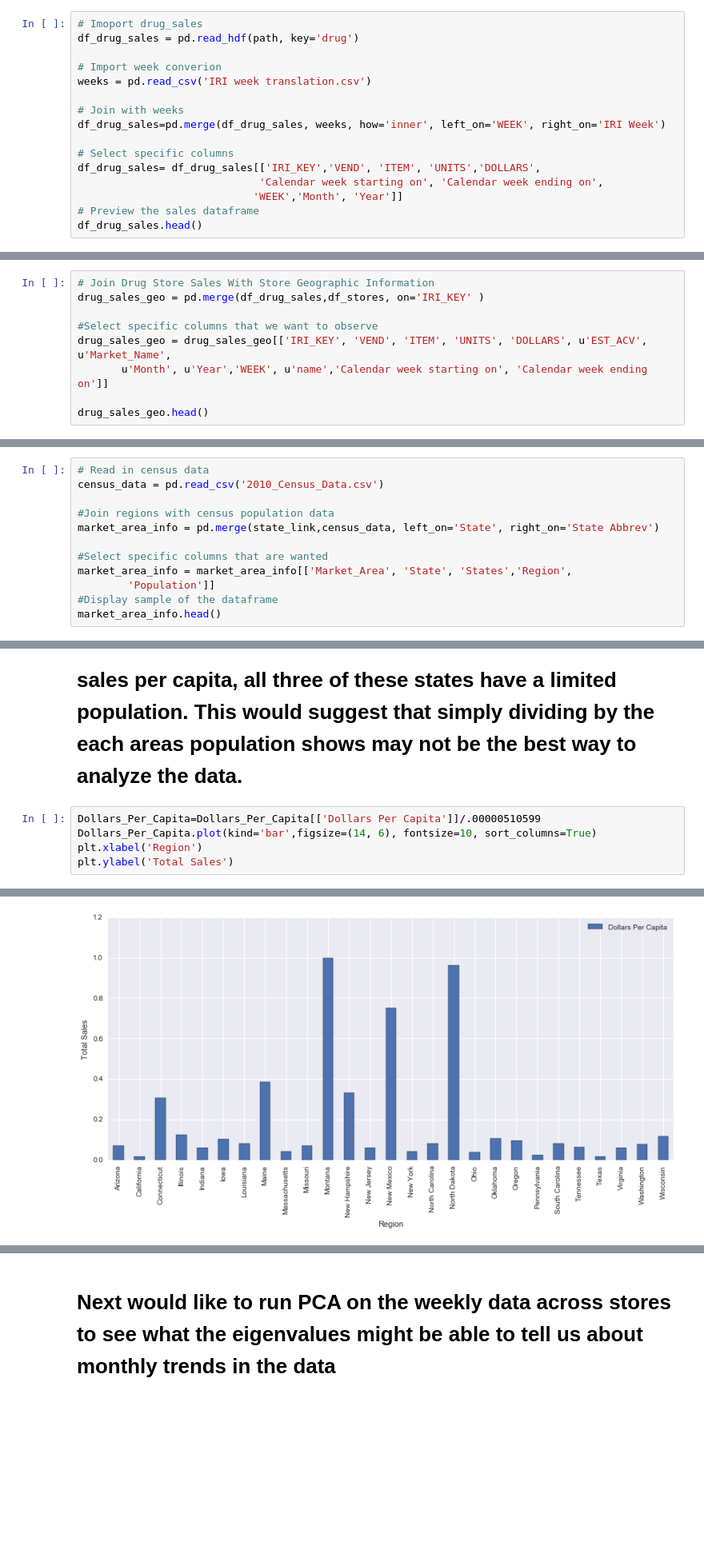
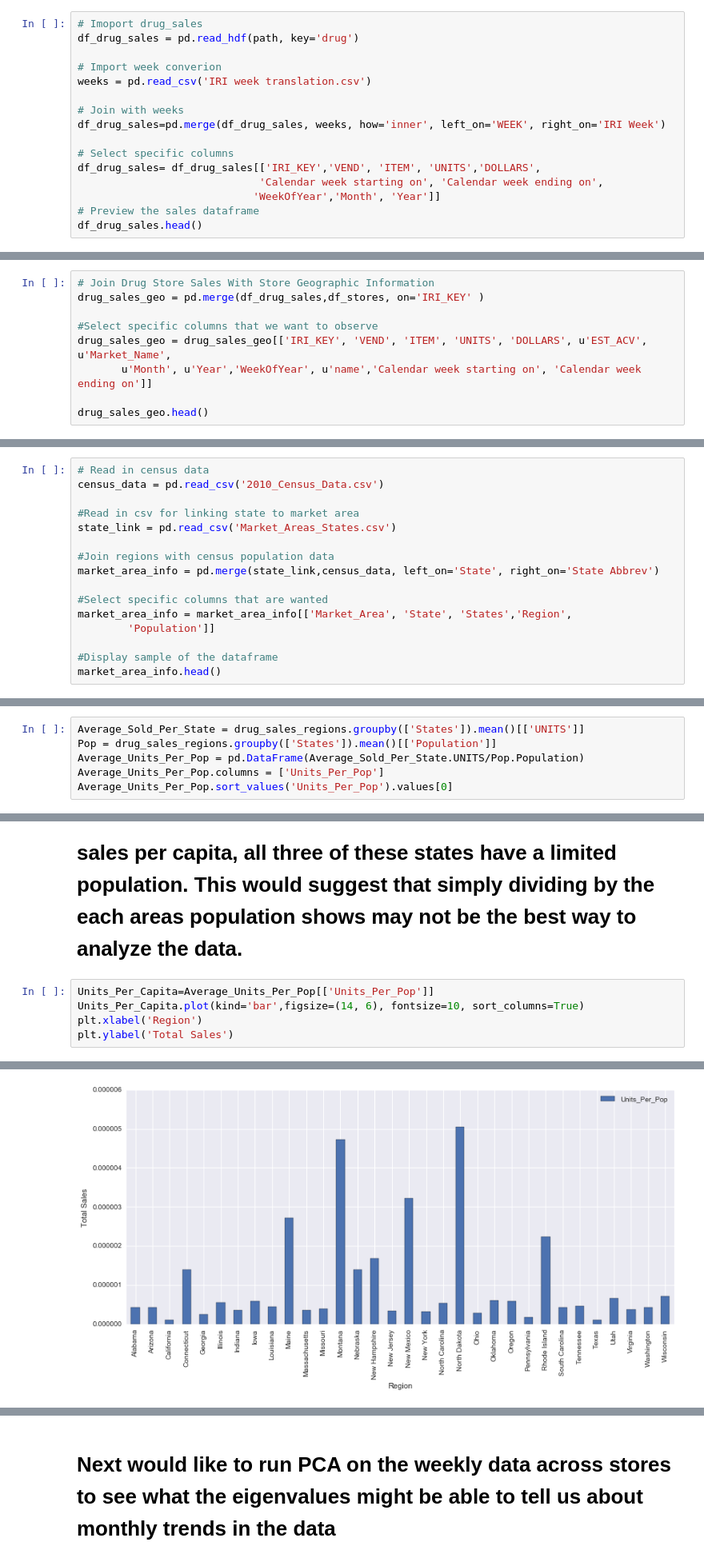
Before and after one commit to mGalarnyk/Machine_Learning_Froyo, a Jupyter notebook: Ryan/Project_Geographic_Location_Info.ipynb, the cells around one changed output, grey strips where cells are left out. Shown: that part at 80% size. Drawn from its saved outputs; the diff is of its cells as text; blank space fills up the shorter version.

```diff
--- a/Ryan/Project_Geographic_Location_Info.ipynb
+++ b/Ryan/Project_Geographic_Location_Info.ipynb
@@ -189,7 +210,7 @@ df_drug_sales=pd.merge(df_drug_sales, weeks, how='inner', left_on='WEEK', right_
 # Select specific columns
 df_drug_sales= df_drug_sales[['IRI_KEY','VEND', 'ITEM', 'UNITS','DOLLARS',
                              'Calendar week starting on', 'Calendar week ending on',
-                            'WEEK','Month', 'Year']]
+                            'WeekOfYear','Month', 'Year']]
 # Preview the sales dataframe
 df_drug_sales.head()
 # %% [output]
@@ -254,7 +320,7 @@ drug_sales_geo = pd.merge(df_drug_sales,df_stores, on='IRI_KEY' )
 
 #Select specific columns that we want to observe
 drug_sales_geo = drug_sales_geo[['IRI_KEY', 'VEND', 'ITEM', 'UNITS', 'DOLLARS', u'EST_ACV', u'Market_Name',
-       u'Month', u'Year','WEEK', u'name','Calendar week starting on', 'Calendar week ending on']]
+       u'Month', u'Year','WeekOfYear', u'name','Calendar week starting on', 'Calendar week ending on']]
 
 drug_sales_geo.head()
 # %% [output]
@@ -281,6 +347,9 @@ len (market_name_state)
 # %%
 # Read in census data
 census_data = pd.read_csv('2010_Census_Data.csv')
+
+#Read in csv for linking state to market area
+state_link = pd.read_csv('Market_Areas_States.csv')
 
 #Join regions with census population data
 market_area_info = pd.merge(state_link,census_data, left_on='State', right_on='State Abbrev')
@@ -288,6 +357,7 @@ market_area_info = pd.merge(state_link,census_data, left_on='State', right_on='S
 #Select specific columns that are wanted
 market_area_info = market_area_info[['Market_Area', 'State', 'States','Region',
         'Population']]
+
 #Display sample of the dataframe
 market_area_info.head()
 # %% [output]
@@ -347,0 +399,6 @@ Pop_By_State
+# %%
+Average_Sold_Per_State = drug_sales_regions.groupby(['States']).mean()[['UNITS']]
+Pop = drug_sales_regions.groupby(['States']).mean()[['Population']]
+Average_Units_Per_Pop = pd.DataFrame(Average_Sold_Per_State.UNITS/Pop.Population)
+Average_Units_Per_Pop.columns = ['Units_Per_Pop']
+Average_Units_Per_Pop.sort_values('Units_Per_Pop').values[0]
@@ -348,10 +407,10 @@ Pop_By_State
 # %% [markdown]
 # Below we normalize the data.  While this graph below is interesting, it does not give us concrete evidence of anything, since we can not directly correlate the population with the number of poeple entering to store for sales.  Since Montana, North Dakota, and New Mexico have the highest sales per capita, all three of these states have a limited population.  This would suggest that simply dividing by the each areas population shows may not be the best way to analyze the data.
 # %%
-Dollars_Per_Capita=Dollars_Per_Capita[['Dollars Per Capita']]/.00000510599
-Dollars_Per_Capita.plot(kind='bar',figsize=(14, 6), fontsize=10, sort_columns=True)
+Units_Per_Capita=Average_Units_Per_Pop[['Units_Per_Pop']]
+Units_Per_Capita.plot(kind='bar',figsize=(14, 6), fontsize=10, sort_columns=True)
 plt.xlabel('Region')
 plt.ylabel('Total Sales')
 # %% [output]
 <matplotlib.text.Text at 0x...>
-[figure, old version]
+[figure, new version]
```
Also changed, not shown: parts of 38 cells of this notebook, 8 other files.
